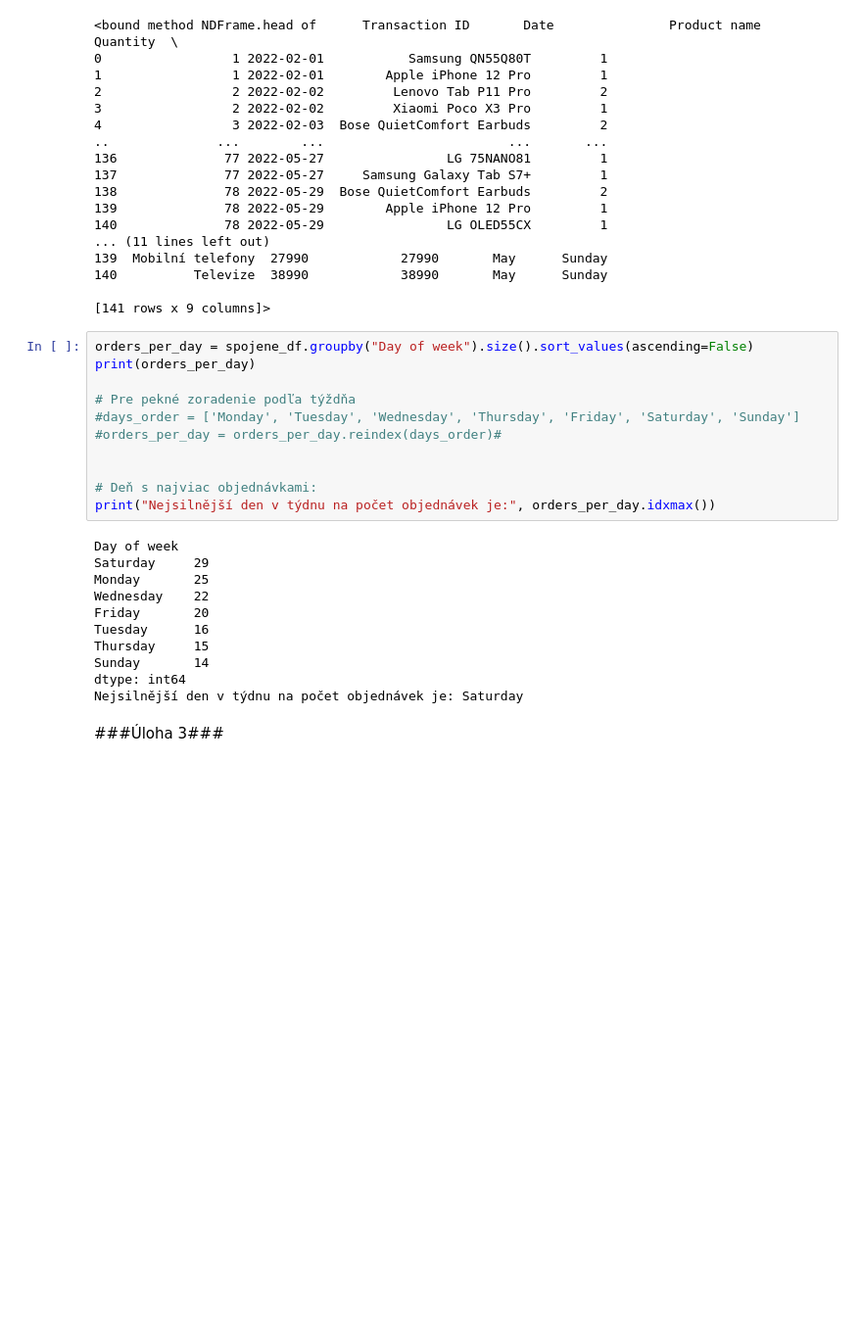
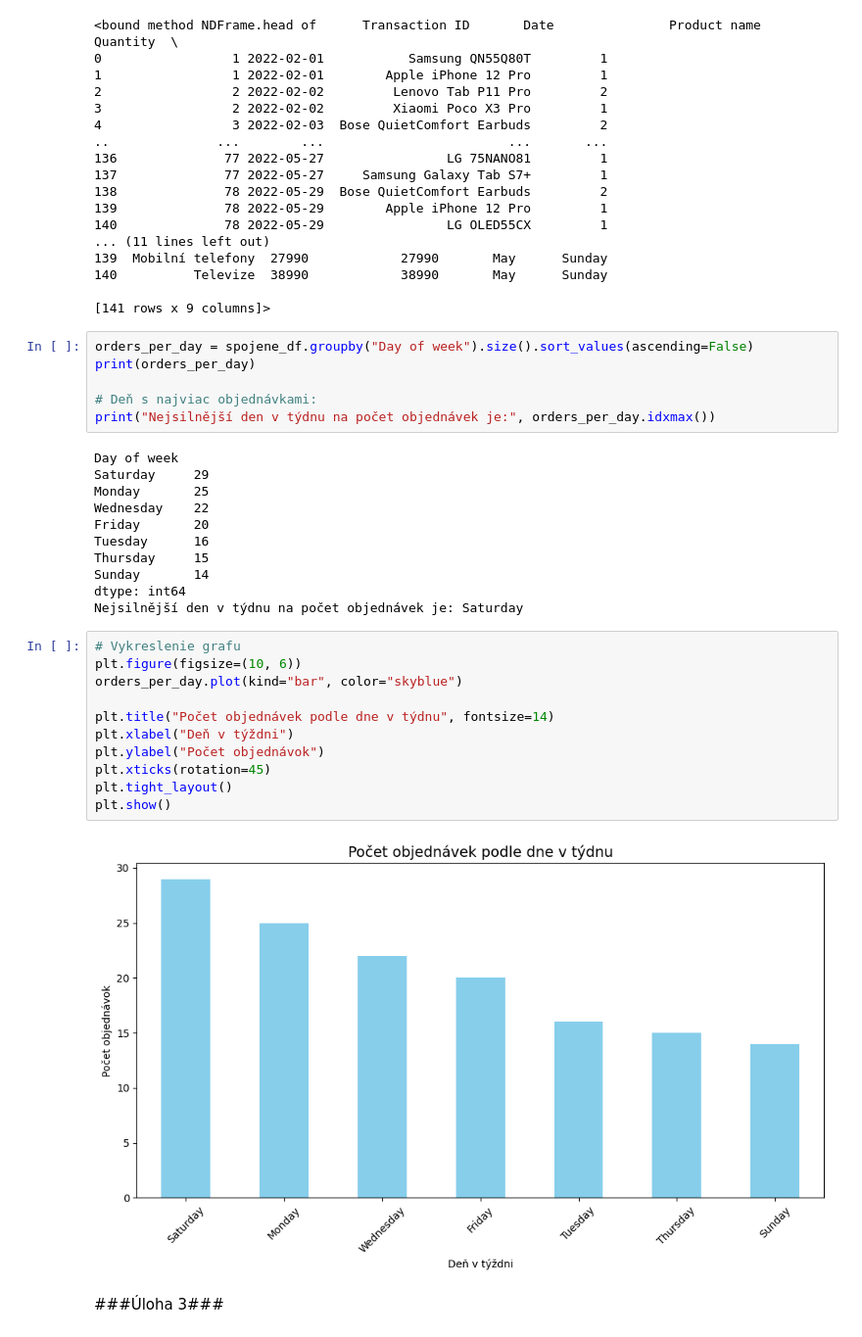
Before and after one commit to lukasgala19/Zadanie_LG, a Jupyter notebook: Zadanie_LG.ipynb, the cells around one changed output. Shown: that part at 98% size. Cells and saved outputs as stored; diff of their text form; blank space fills up the shorter version.

```diff
--- a/Zadanie_LG.ipynb
+++ b/Zadanie_LG.ipynb
@@ -190,11 +190,6 @@ print(spojene_df.head)
 orders_per_day = spojene_df.groupby("Day of week").size().sort_values(ascending=False)
 print(orders_per_day)
 
-# Pre pekné zoradenie podľa týždňa
-#days_order = ['Monday', 'Tuesday', 'Wednesday', 'Thursday', 'Friday', 'Saturday', 'Sunday']
-#orders_per_day = orders_per_day.reindex(days_order)#
-
-
 # Deň s najviac objednávkami:
 print("Nejsilnější den v týdnu na počet objednávek je:", orders_per_day.idxmax())
 # %% [output]
@@ -208,6 +203,19 @@ Thursday     15
 Sunday       14
 dtype: int64
 Nejsilnější den v týdnu na počet objednávek je: Saturday
+# %%
+# Vykreslenie grafu
+plt.figure(figsize=(10, 6))
+orders_per_day.plot(kind="bar", color="skyblue")
+
+plt.title("Počet objednávek podle dne v týdnu", fontsize=14)
+plt.xlabel("Deň v týždni")
+plt.ylabel("Počet objednávok")
+plt.xticks(rotation=45)
+plt.tight_layout()
+plt.show()
+# %% [output]
+[figure, added]
 # %% [markdown]
 ###Úloha 3###
 # %%
```
Also changed, not shown: parts of 5 cells of this notebook.
